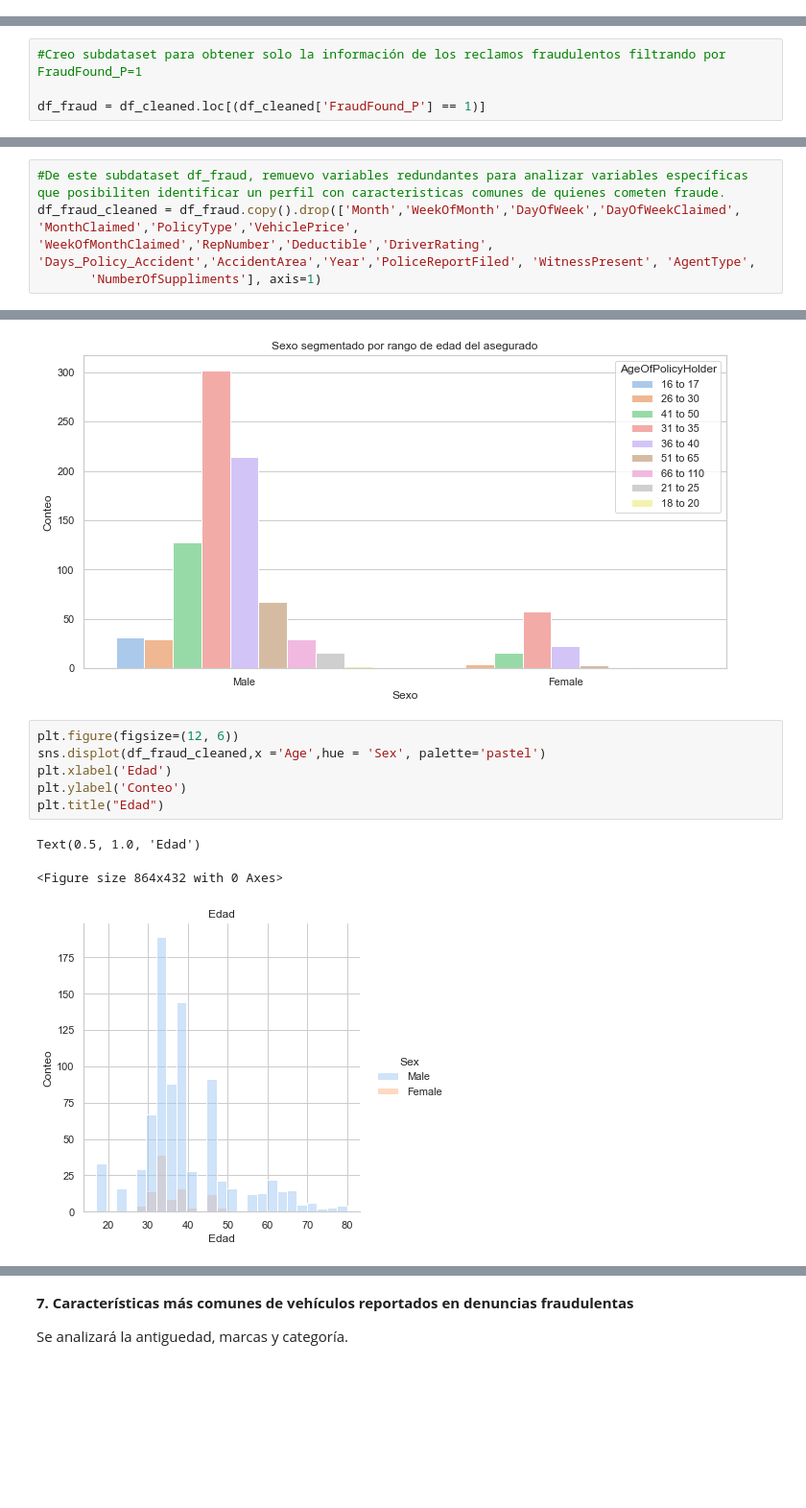
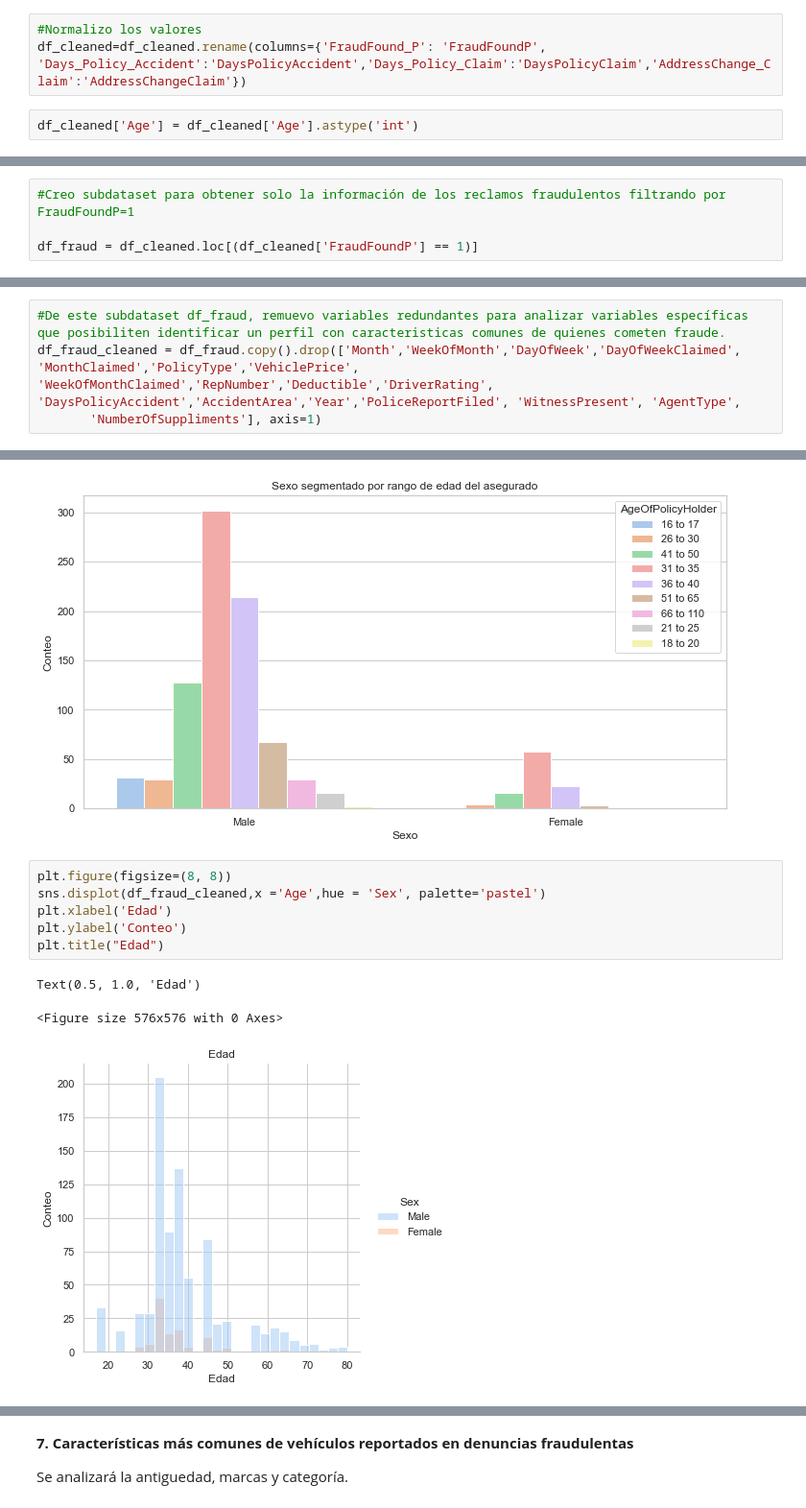
Before and after one commit to moniq0108/DataScience-Qin-entregables-varios, a Jupyter notebook: Data_StoryTelling+Qin.ipynb, the cells around one changed output, grey strips where cells are left out. Shown: that part at 96% size. Cells and saved outputs as stored; diff of their text form; blank space fills up the shorter version.

```diff
--- a/Data_StoryTelling+Qin.ipynb
+++ b/Data_StoryTelling+Qin.ipynb
@@ -227,14 +204,19 @@ df.drop(df[df['MonthClaimed'] == '0'].index)
 # %%
 #Remuevo variables creadas para remediar la variable Age y también PolicyNumber ya que funciona cumple en este caso la misma función que el index.
 df_cleaned = df.copy().drop(['Age_coherent','start_age','end_age','age_mean','PolicyNumber'], axis=1)
+# %%
+#Normalizo los valores
+df_cleaned=df_cleaned.rename(columns={'FraudFound_P': 'FraudFoundP', 'Days_Policy_Accident':'DaysPolicyAccident','Days_Policy_Claim':'DaysPolicyClaim','AddressChange_Claim':'AddressChangeClaim'})
+# %%
+df_cleaned['Age'] = df_cleaned['Age'].astype('int')
 # %% [markdown]
 **6. Perfil del denunciante fraudulento**
 
 Se proveerá de un primer panorama general de los datos y luego se procederá a analizar en detalle el género, estado marital y rango etario.
 # %%
-#Creo subdataset para obtener solo la información de los reclamos fraudulentos filtrando por FraudFound_P=1
+#Creo subdataset para obtener solo la información de los reclamos fraudulentos filtrando por FraudFoundP=1
 
-df_fraud = df_cleaned.loc[(df_cleaned['FraudFound_P'] == 1)]
+df_fraud = df_cleaned.loc[(df_cleaned['FraudFoundP'] == 1)]
 # %%
 sns.set_palette("pastel")
 df_fraud.hist(figsize=(15,10))
@@ -270,7 +252,7 @@ plt.show()
 [figure]
 # %%
 #De este subdataset df_fraud, remuevo variables redundantes para analizar variables específicas que posibiliten identificar un perfil con caracteristicas comunes de quienes cometen fraude.
-df_fraud_cleaned = df_fraud.copy().drop(['Month','WeekOfMonth','DayOfWeek','DayOfWeekClaimed', 'MonthClaimed','PolicyType','VehiclePrice', 'WeekOfMonthClaimed','RepNumber','Deductible','DriverRating', 'Days_Policy_Accident','AccidentArea','Year','PoliceReportFiled', 'WitnessPresent', 'AgentType',
+df_fraud_cleaned = df_fraud.copy().drop(['Month','WeekOfMonth','DayOfWeek','DayOfWeekClaimed', 'MonthClaimed','PolicyType','VehiclePrice', 'WeekOfMonthClaimed','RepNumber','Deductible','DriverRating', 'DaysPolicyAccident','AccidentArea','Year','PoliceReportFiled', 'WitnessPresent', 'AgentType',
        'NumberOfSuppliments'], axis=1)
 # %% [markdown]
  **6.1 Género y estado marital**
@@ -303,14 +289,14 @@ plt.title("Sexo segmentado por rango de edad del asegurado")
 Text(0.5, 1.0, 'Sexo segmentado por rango de edad del asegurado')
 [figure]
 # %%
-plt.figure(figsize=(12, 6))
+plt.figure(figsize=(8, 8))
 sns.displot(df_fraud_cleaned,x ='Age',hue = 'Sex', palette='pastel')
 plt.xlabel('Edad')
 plt.ylabel('Conteo')
 plt.title("Edad")
 # %% [output]
 Text(0.5, 1.0, 'Edad')
-<Figure size 864x432 with 0 Axes>
+<Figure size 576x576 with 0 Axes>
-[figure, old version]
+[figure, new version]
 # %%
 plt.figure(figsize=(12, 6))
```
Also changed, not shown: parts of 24 cells of this notebook.
